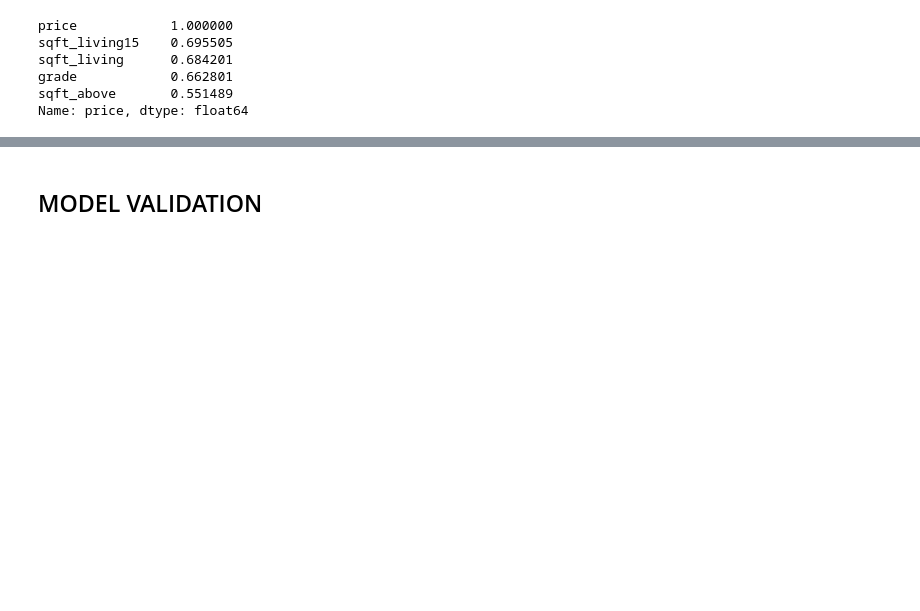
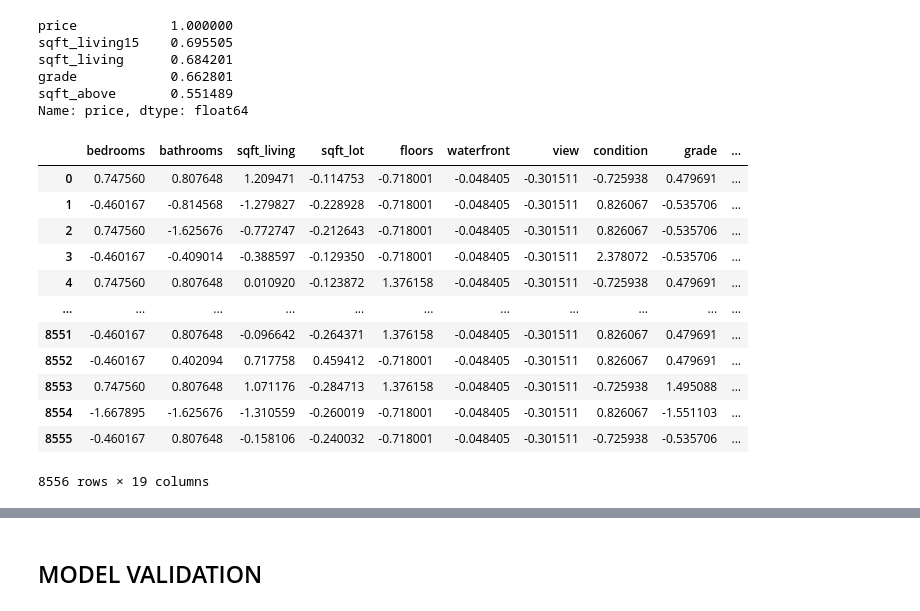
Before and after one commit to ewjohn127/dsc_project2, a Jupyter notebook: project_ideas-Copy1.ipynb, the cells around one changed output, grey strips where cells are left out. Cells and saved outputs as stored; diff of their text form; code cells hidden in the pictures; blank space fills up the shorter version.

```diff
--- a/project_ideas-Copy1.ipynb
+++ b/project_ideas-Copy1.ipynb
@@ -232,6 +239,22 @@ X_test_scaled = pd.DataFrame(X_test_scaled)
 X_test_scaled.columns = df.drop('price', axis=1).columns
 y_test.reset_index(drop=True,inplace=True)
 X_test_scaled_final = pd.concat((X_test_scaled,y_test),axis=1)
+# %%
+X_train_scaled_final
+# %% [output]
+|  | bedrooms | bathrooms | sqft_living | sqft_lot | floors | waterfront | view | condition | grade | ... |
+| 0 | 0.747560 | 0.807648 | 1.209471 | -0.114753 | -0.718001 | -0.048405 | -0.301511 | -0.725938 | 0.479691 | ... |
+| 1 | -0.460167 | -0.814568 | -1.279827 | -0.228928 | -0.718001 | -0.048405 | -0.301511 | 0.826067 | -0.535706 | ... |
+| 2 | 0.747560 | -1.625676 | -0.772747 | -0.212643 | -0.718001 | -0.048405 | -0.301511 | 0.826067 | -0.535706 | ... |
+| 3 | -0.460167 | -0.409014 | -0.388597 | -0.129350 | -0.718001 | -0.048405 | -0.301511 | 2.378072 | -0.535706 | ... |
+| 4 | 0.747560 | 0.807648 | 0.010920 | -0.123872 | 1.376158 | -0.048405 | -0.301511 | -0.725938 | 0.479691 | ... |
+| ... | ... | ... | ... | ... | ... | ... | ... | ... | ... | ... |
+| 8551 | -0.460167 | 0.807648 | -0.096642 | -0.264371 | 1.376158 | -0.048405 | -0.301511 | 0.826067 | 0.479691 | ... |
+| 8552 | -0.460167 | 0.402094 | 0.717758 | 0.459412 | -0.718001 | -0.048405 | -0.301511 | 0.826067 | 0.479691 | ... |
+| 8553 | 0.747560 | 0.807648 | 1.071176 | -0.284713 | 1.376158 | -0.048405 | -0.301511 | -0.725938 | 1.495088 | ... |
+| 8554 | -1.667895 | -1.625676 | -1.310559 | -0.260019 | -0.718001 | -0.048405 | -0.301511 | 0.826067 | -1.551103 | ... |
+| 8555 | -0.460167 | 0.807648 | -0.158106 | -0.240032 | -0.718001 | -0.048405 | -0.301511 | -0.725938 | -0.535706 | ... |
+8556 rows × 19 columns
 # %%
 # Baseline Model
 baseline_mean = X_train_scaled_final['price'].mean()
```
Also changed, not shown: parts of 5 cells of this notebook.
